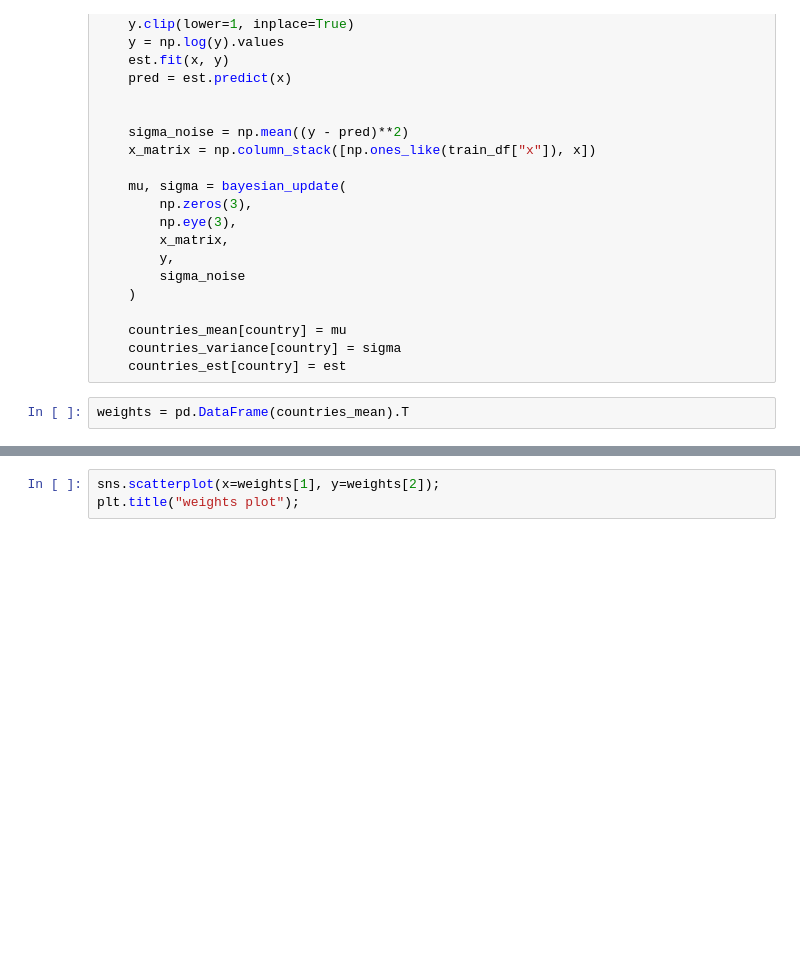
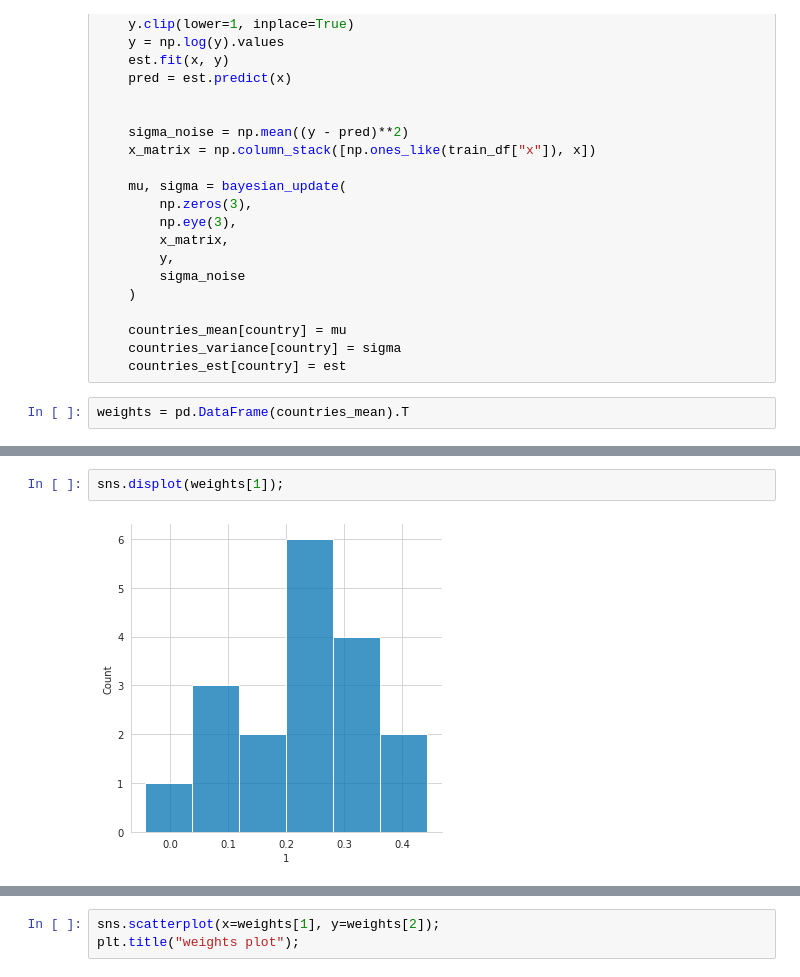
Before and after one commit to IMDxD/made_advance, a Jupyter notebook: home_work1.ipynb, the cells around one changed output, grey strips where cells are left out. Cells and saved outputs as stored; diff of their text form; blank space fills up the shorter version.

```diff
--- a/home_work1.ipynb
+++ b/home_work1.ipynb
@@ -582,0 +599,4 @@ weights = pd.DataFrame(countries_mean).T
+# %%
+sns.displot(weights[1]);
+# %% [output]
+[figure, added]
```
Also changed, not shown: parts of 24 cells of this notebook.
